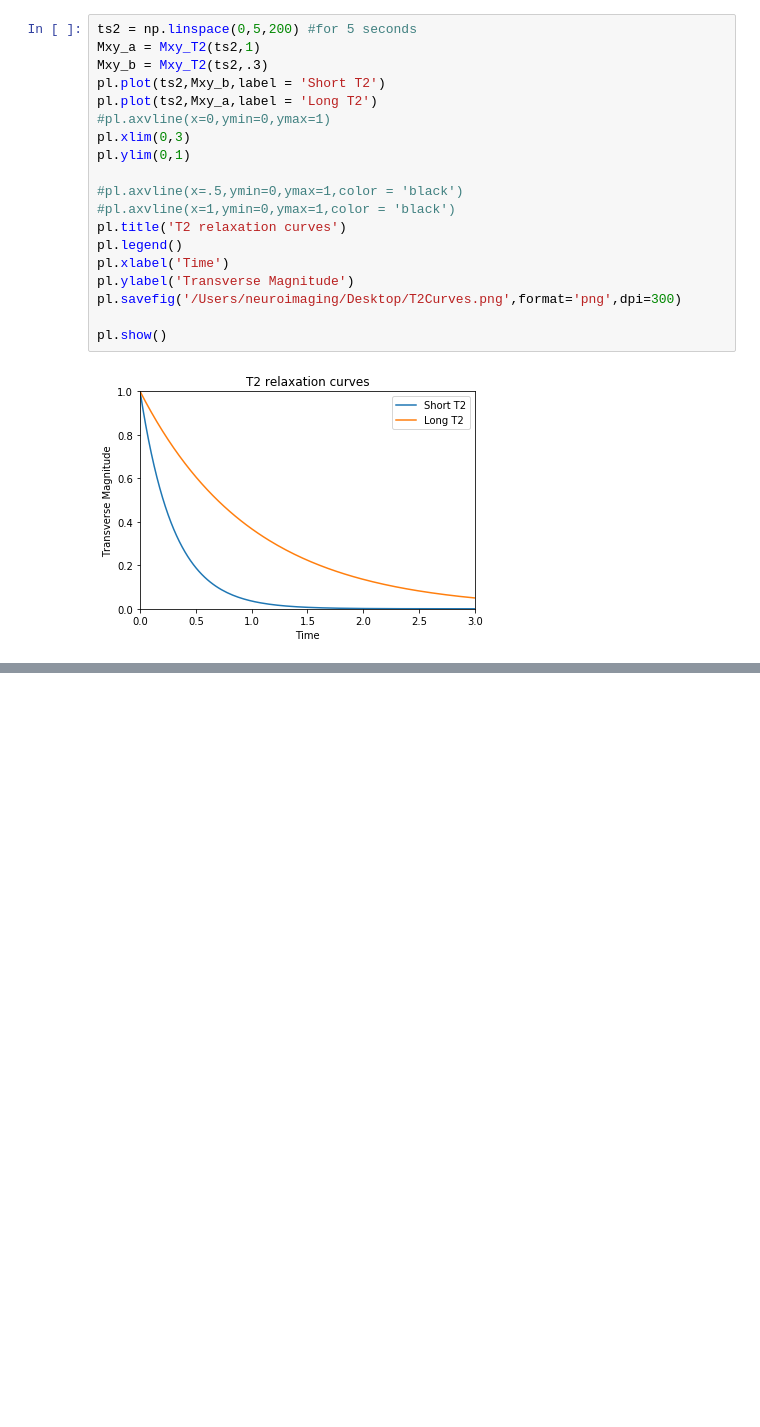
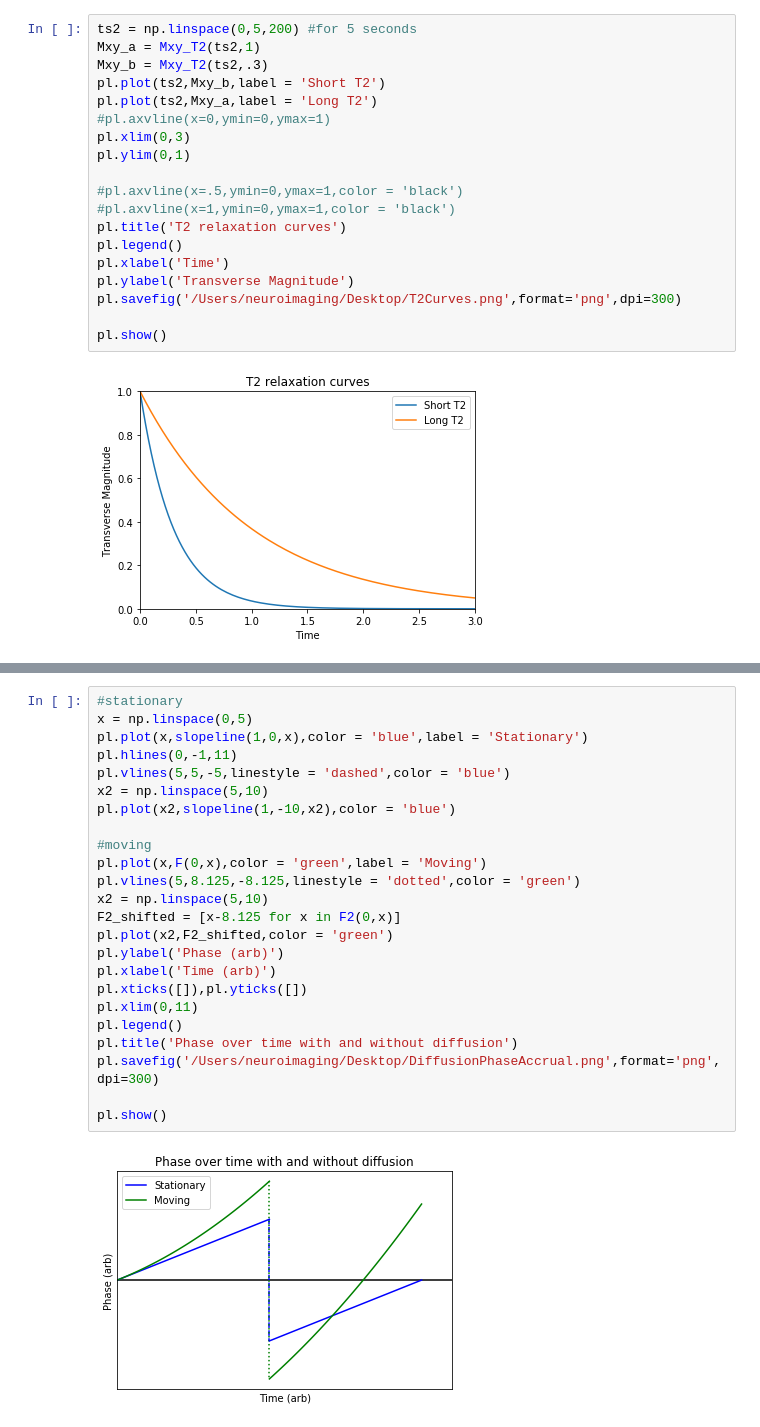
Before and after one commit to miramliu/Dissertation_Code, a Jupyter notebook: MR_Physics_Diagrams.ipynb, the cells around one changed output, grey strips where cells are left out. Saved outputs shown, nothing was run; the diff lists cells and outputs as text; blank space fills up the shorter version.

Commit message:
adding more diagrams

```diff
--- a/MR_Physics_Diagrams.ipynb
+++ b/MR_Physics_Diagrams.ipynb
@@ -217,0 +268,26 @@ pl.show()
+# %%
+#stationary
+x = np.linspace(0,5)
+pl.plot(x,slopeline(1,0,x),color = 'blue',label = 'Stationary')
+pl.hlines(0,-1,11)
+pl.vlines(5,5,-5,linestyle = 'dashed',color = 'blue')
+x2 = np.linspace(5,10)
+pl.plot(x2,slopeline(1,-10,x2),color = 'blue')
+
+#moving
+pl.plot(x,F(0,x),color = 'green',label = 'Moving')
+pl.vlines(5,8.125,-8.125,linestyle = 'dotted',color = 'green')
+x2 = np.linspace(5,10)
+F2_shifted = [x-8.125 for x in F2(0,x)]
+pl.plot(x2,F2_shifted,color = 'green')
+pl.ylabel('Phase (arb)')
+pl.xlabel('Time (arb)')
+pl.xticks([]),pl.yticks([])
+pl.xlim(0,11)
+pl.legend()
+pl.title('Phase over time with and without diffusion')
+pl.savefig('/Users/neuroimaging/Desktop/DiffusionPhaseAccrual.png',format='png',dpi=300)
+
+pl.show()
+# %% [output]
+[figure, added]
```
Also changed, not shown: parts of 3 cells of this notebook.
